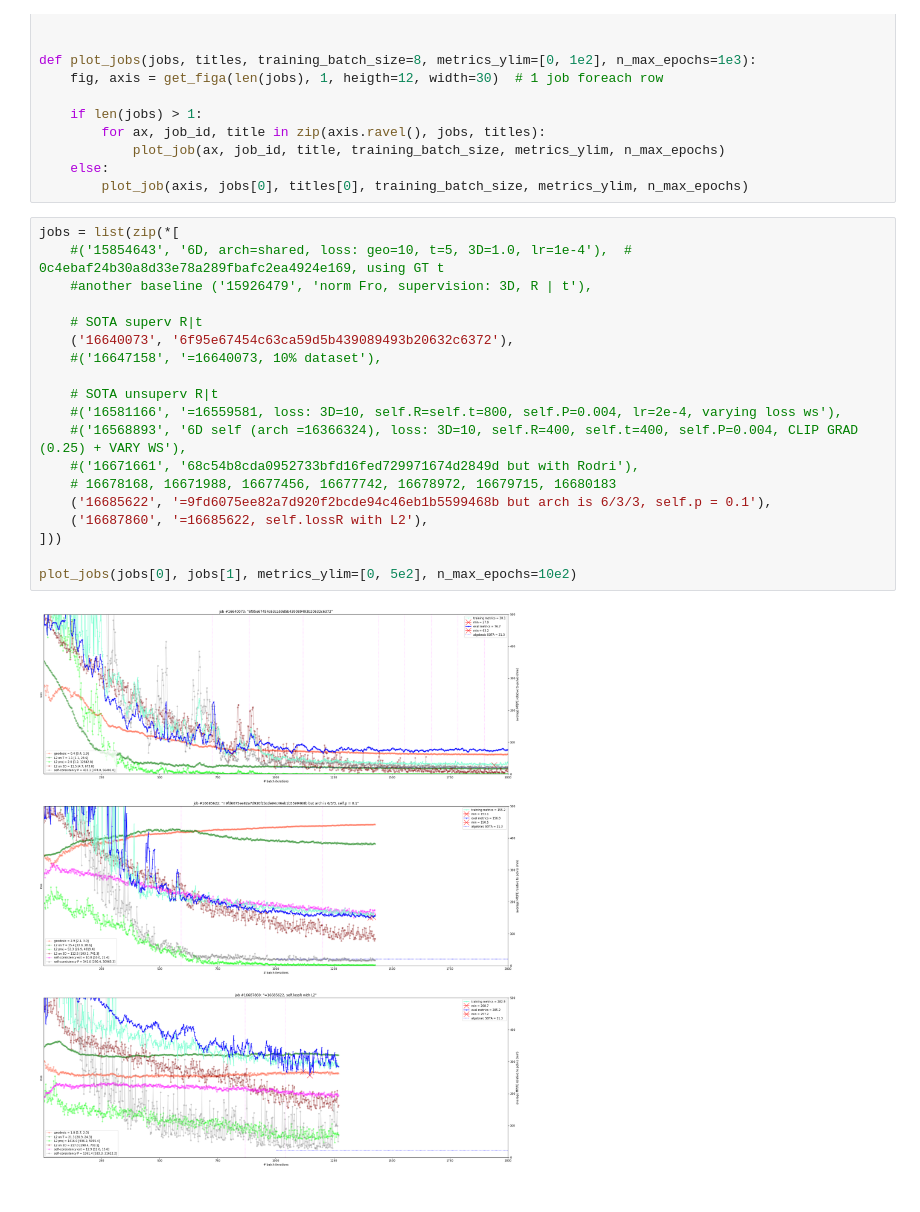
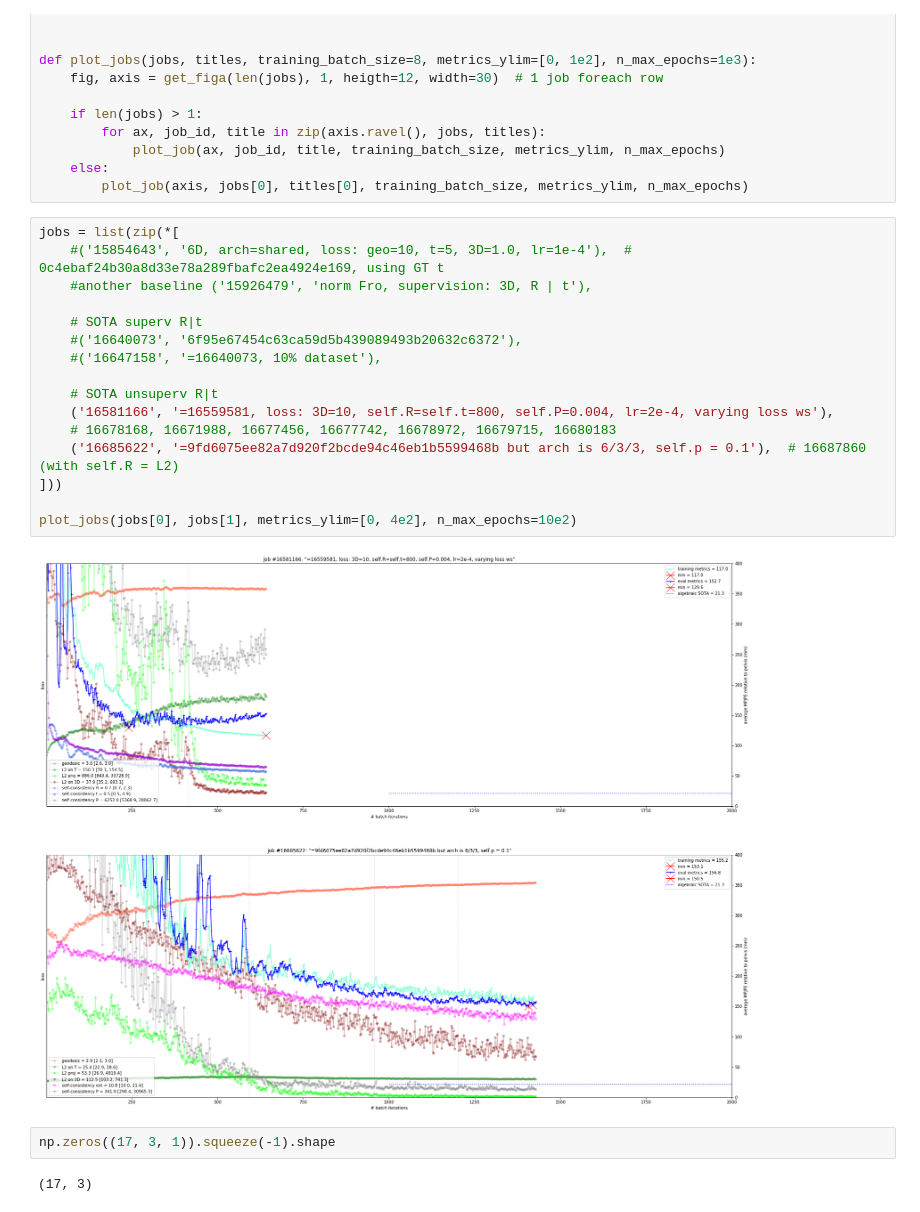
Before and after one commit to karfly/learnable-triangulation-pytorch, a Jupyter notebook: tom.ipynb, the cells around one changed output. Saved outputs shown, nothing was run; the diff lists cells and outputs as text.

```diff
--- a/tom.ipynb
+++ b/tom.ipynb
@@ -58,21 +58,22 @@ def plot_jobs(jobs, titles, training_batch_size=8, metrics_ylim=[0, 1e2], n_max_
 # %%
 jobs = list(zip(*[
     #('15854643', '6D, arch=shared, loss: geo=10, t=5, 3D=1.0, lr=1e-4'),  # 0c4ebaf24b30a8d33e78a289fbafc2ea4924e169, using GT t
     #another baseline ('15926479', 'norm Fro, supervision: 3D, R | t'),
 
     # SOTA superv R|t
-    ('16640073', '6f95e67454c63ca59d5b439089493b20632c6372'),
+    #('16640073', '6f95e67454c63ca59d5b439089493b20632c6372'),
     #('16647158', '=16640073, 10% dataset'),
 
     # SOTA unsuperv R|t
-    #('16581166', '=16559581, loss: 3D=10, self.R=self.t=800, self.P=0.004, lr=2e-4, varying loss ws'),
-    #('16568893', '6D self (arch =16366324), loss: 3D=10, self.R=400, self.t=400, self.P=0.004, CLIP GRAD (0.25) + VARY WS'),
-    #('16671661', '68c54b8cda0952733bfd16fed729971674d2849d but with Rodri'),
+    ('16581166', '=16559581, loss: 3D=10, self.R=self.t=800, self.P=0.004, lr=2e-4, varying loss ws'),
     # 16678168, 16671988, 16677456, 16677742, 16678972, 16679715, 16680183
-    ('16685622', '=9fd6075ee82a7d920f2bcde94c46eb1b5599468b but arch is 6/3/3, self.p = 0.1'),
-    ('16687860', '=16685622, self.lossR with L2'),
+    ('16685622', '=9fd6075ee82a7d920f2bcde94c46eb1b5599468b but arch is 6/3/3, self.p = 0.1'),  # 16687860 (with self.R = L2)
 ]))
 
-plot_jobs(jobs[0], jobs[1], metrics_ylim=[0, 5e2], n_max_epochs=10e2)
+plot_jobs(jobs[0], jobs[1], metrics_ylim=[0, 4e2], n_max_epochs=10e2)
 # %% [output]
-[figure, old version]
+[figure, new version]
+# %%
+np.zeros((17, 3, 1)).squeeze(-1).shape
+# %% [output]
+(17, 3)
```
Also changed, not shown: 7 other files.
